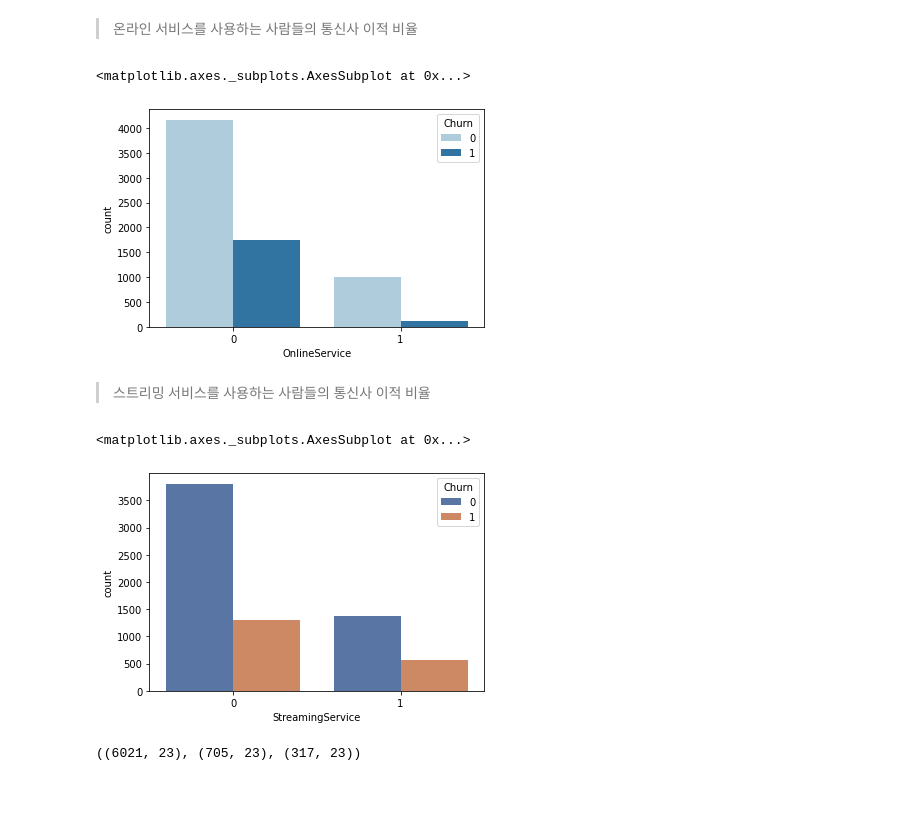
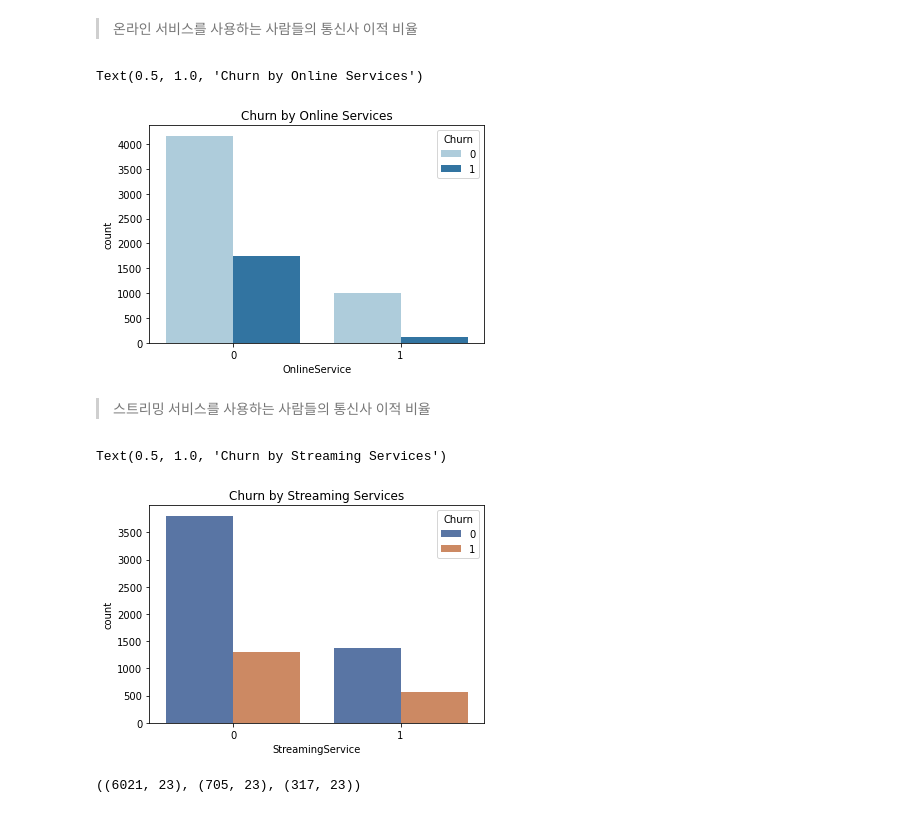
Before and after one commit to threegenie/churn_project, a Jupyter notebook: telco_customer_churn.ipynb, the cells around one changed output. Drawn from its saved outputs; the diff is of its cells as text; code cells hidden in the pictures.

```diff
--- a/telco_customer_churn.ipynb
+++ b/telco_customer_churn.ipynb
@@ -194,16 +194,18 @@ Text(0.5, 1.0, 'Total Charges by Gender')
 > 온라인 서비스를 사용하는 사람들의 통신사 이적 비율
 # %%
 sns.countplot(x='OnlineService',hue = 'Churn',data=df,palette='Paired')
+plt.title('Churn by Online Services')
 # %% [output]
-<matplotlib.axes._subplots.AxesSubplot at 0x...>
+Text(0.5, 1.0, 'Churn by Online Services')
-[figure, old version]
+[figure, new version]
 # %% [markdown]
 > 스트리밍 서비스를 사용하는 사람들의 통신사 이적 비율
 # %%
 sns.countplot(x='StreamingService',hue = 'Churn',data=df,palette='deep')
+plt.title('Churn by Streaming Services')
 # %% [output]
-<matplotlib.axes._subplots.AxesSubplot at 0x...>
+Text(0.5, 1.0, 'Churn by Streaming Services')
-[figure, old version]
+[figure, new version]
 # %%
 from sklearn.model_selection import train_test_split
 train, val = train_test_split(df, test_size=0.1, random_state=2)
```
Also changed, not shown: parts of 4 cells of this notebook.
